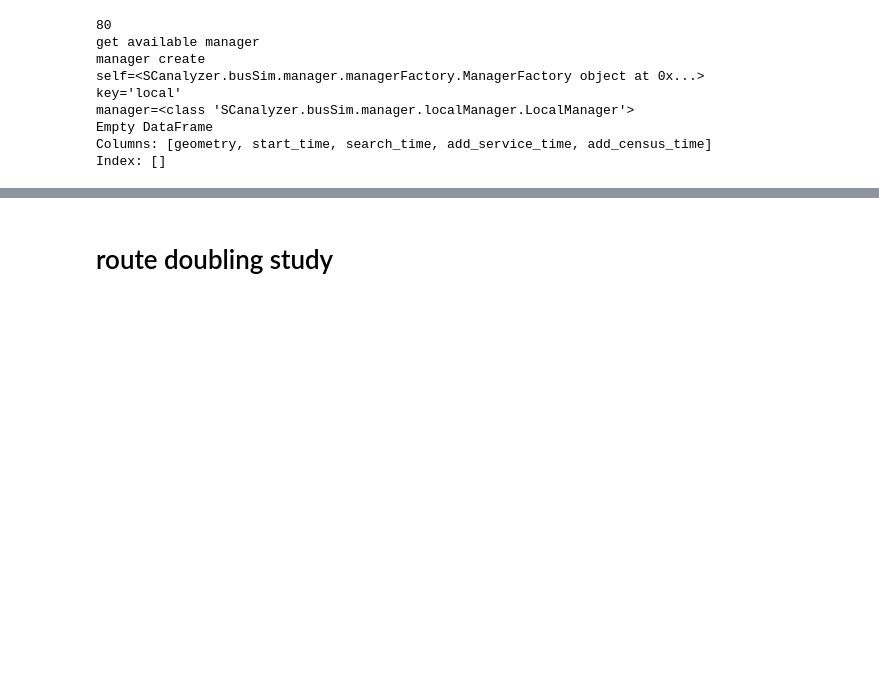
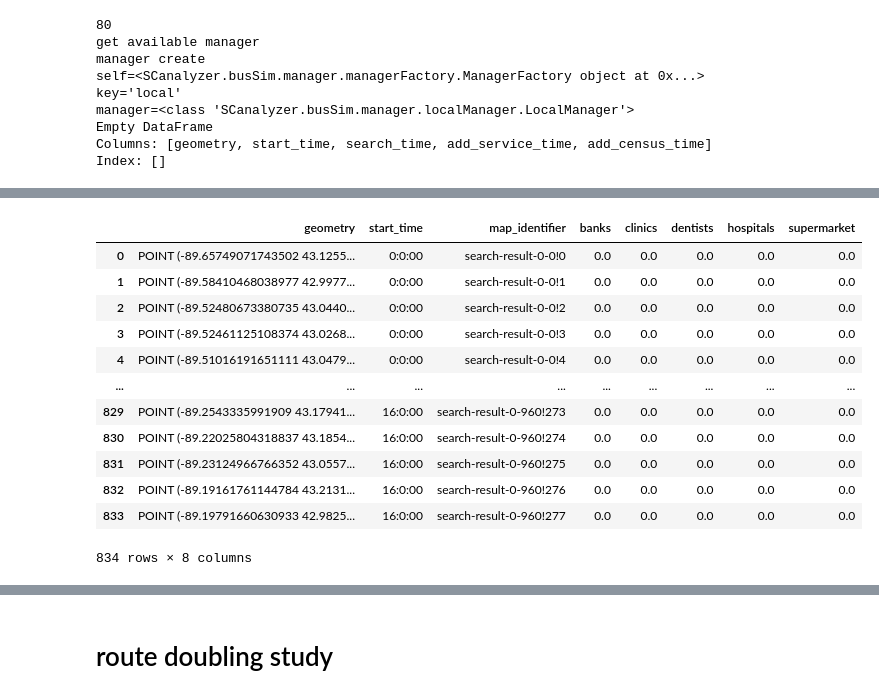
Before and after one commit to wisc-bus/simulator, a Jupyter notebook: notebooks/example.ipynb, the cells around one changed output, grey strips where cells are left out. Cells and saved outputs as stored; diff of their text form; code cells hidden in the pictures; blank space fills up the shorter version.

```diff
--- a/notebooks/example.ipynb
+++ b/notebooks/example.ipynb
@@ -117,0 +104,16 @@ result_gdf[result_gdf['banks'] != 0]
+# %%
+result_gdf
+# %% [output]
+|  | geometry | start_time | map_identifier | banks | clinics | dentists | hospitals | supermarket |
+| 0 | POINT (-89.65749071743502 43.1255... | 0:0:00 | search-result-0-0!0 | 0.0 | 0.0 | 0.0 | 0.0 | 0.0 |
+| 1 | POINT (-89.58410468038977 42.9977... | 0:0:00 | search-result-0-0!1 | 0.0 | 0.0 | 0.0 | 0.0 | 0.0 |
+| 2 | POINT (-89.52480673380735 43.0440... | 0:0:00 | search-result-0-0!2 | 0.0 | 0.0 | 0.0 | 0.0 | 0.0 |
+| 3 | POINT (-89.52461125108374 43.0268... | 0:0:00 | search-result-0-0!3 | 0.0 | 0.0 | 0.0 | 0.0 | 0.0 |
+| 4 | POINT (-89.51016191651111 43.0479... | 0:0:00 | search-result-0-0!4 | 0.0 | 0.0 | 0.0 | 0.0 | 0.0 |
+| ... | ... | ... | ... | ... | ... | ... | ... | ... |
+| 829 | POINT (-89.2543335991909 43.17941... | 16:0:00 | search-result-0-960!273 | 0.0 | 0.0 | 0.0 | 0.0 | 0.0 |
+| 830 | POINT (-89.22025804318837 43.1854... | 16:0:00 | search-result-0-960!274 | 0.0 | 0.0 | 0.0 | 0.0 | 0.0 |
+| 831 | POINT (-89.23124966766352 43.0557... | 16:0:00 | search-result-0-960!275 | 0.0 | 0.0 | 0.0 | 0.0 | 0.0 |
+| 832 | POINT (-89.19161761144784 43.2131... | 16:0:00 | search-result-0-960!276 | 0.0 | 0.0 | 0.0 | 0.0 | 0.0 |
+| 833 | POINT (-89.19791660630933 42.9825... | 16:0:00 | search-result-0-960!277 | 0.0 | 0.0 | 0.0 | 0.0 | 0.0 |
+834 rows × 8 columns
```
Also changed, not shown: parts of 7 cells of this notebook, 1 other file.
